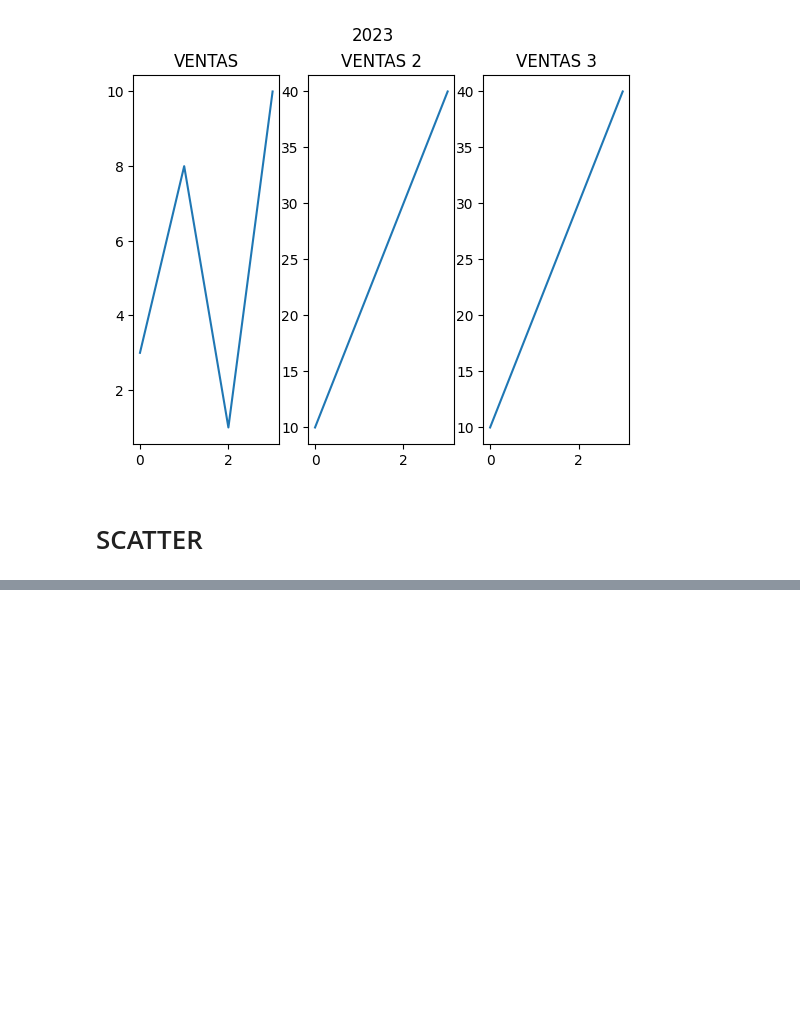
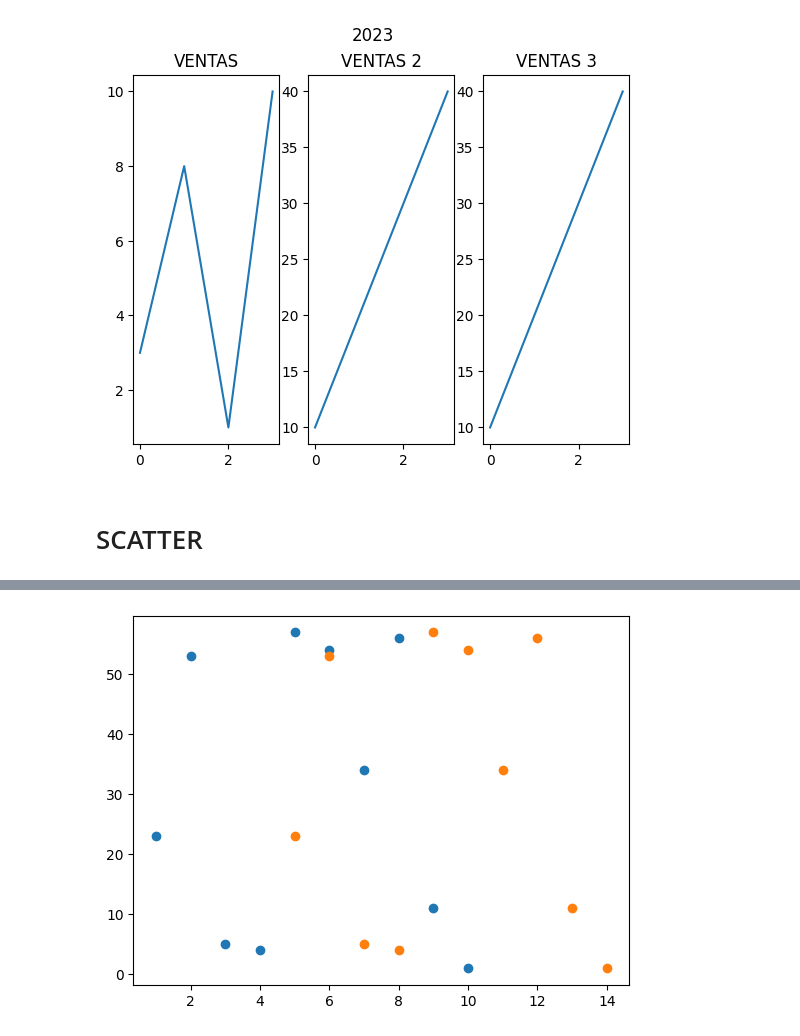
Before and after one commit to CarlosGal19/Curso-python, a Jupyter notebook: Simon/Clase 4 curso.ipynb, the cells around one changed output, grey strips where cells are left out. Drawn from its saved outputs; the diff is of its cells as text; code cells hidden in the pictures; blank space fills up the shorter version.

```diff
--- a/Simon/Clase 4 curso.ipynb
+++ b/Simon/Clase 4 curso.ipynb
@@ -624,0 +633,14 @@ plt.show()
+# %%
+x = np.array([1,2,3,4,5,6,7,8,9,10])
+y= np.array([23,53,5,4,57,54,34,56,11,1])
+
+plt.scatter(x,y)
+
+x = np.array([5,6,7,8,9,10,11,12,13,14])
+y= np.array([23,53,5,4,57,54,34,56,11,1])
+
+plt.scatter(x,y)
+
+plt.show()
+# %% [output]
+[figure, added]
```
Also changed, not shown: parts of 12 cells of this notebook.
